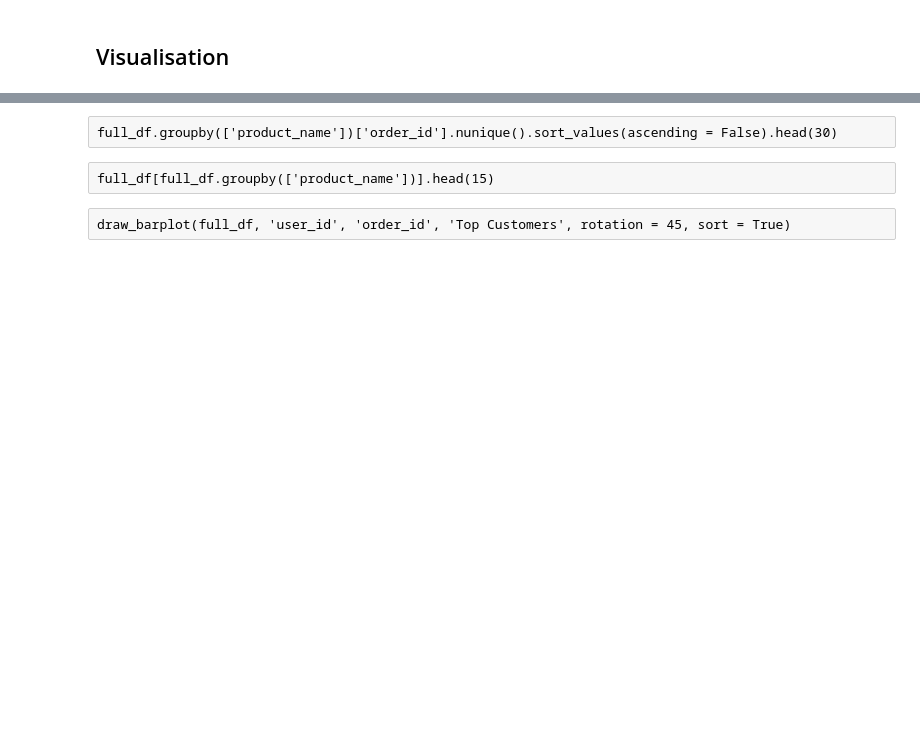
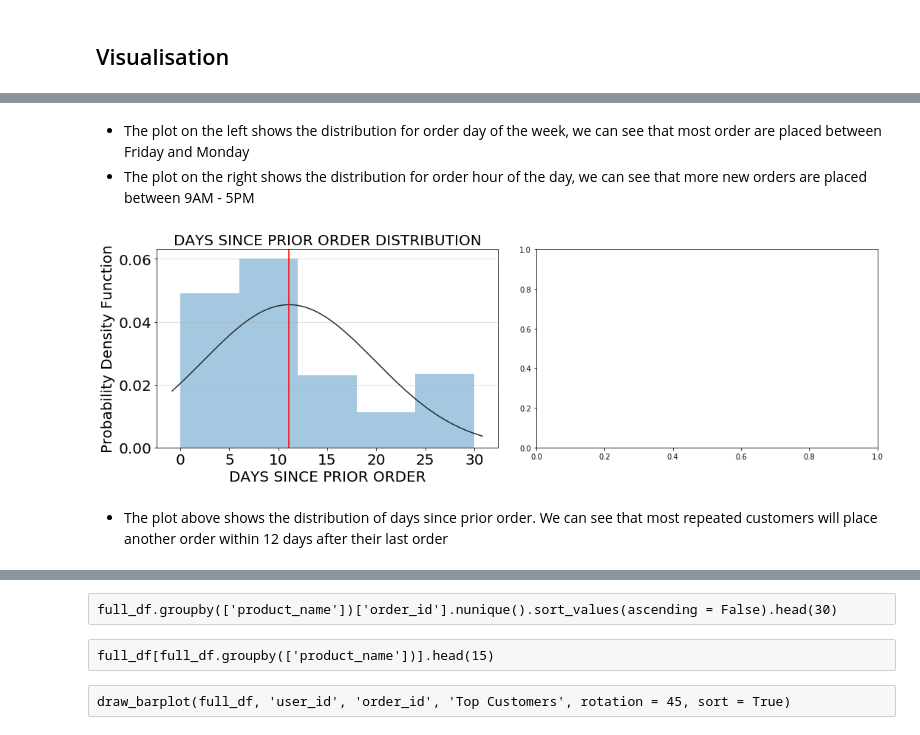
Before and after one commit to LingChongGold/Capstone, a Jupyter notebook: code/1_eda.ipynb, the cells around one changed output, grey strips where cells are left out. Cells and saved outputs as stored; diff of their text form; code cells hidden in the pictures; blank space fills up the shorter version.

```diff
--- a/code/1_eda.ipynb
+++ b/code/1_eda.ipynb
@@ -491,0 +313,9 @@ draw_barplot(full_df, 'product_name', 'order_id', 'Top Products', rotation = 90,
+# %% [markdown]
+- The plot on the left shows the distribution for order day of the week, we can see that most order are placed between Friday and Monday
+- The plot on the right shows the distribution for order hour of the day, we can see that more new orders are placed between 9AM - 5PM
+# %%
+subplot_histograms(full_df, ['days_since_prior_order'])
+# %% [output]
+[figure, added]
+# %% [markdown]
+- The plot above shows the distribution of days since prior order. We can see that most repeated customers will place another order within 12 days after their last order
```
Also changed, not shown: parts of 145 cells of this notebook.
